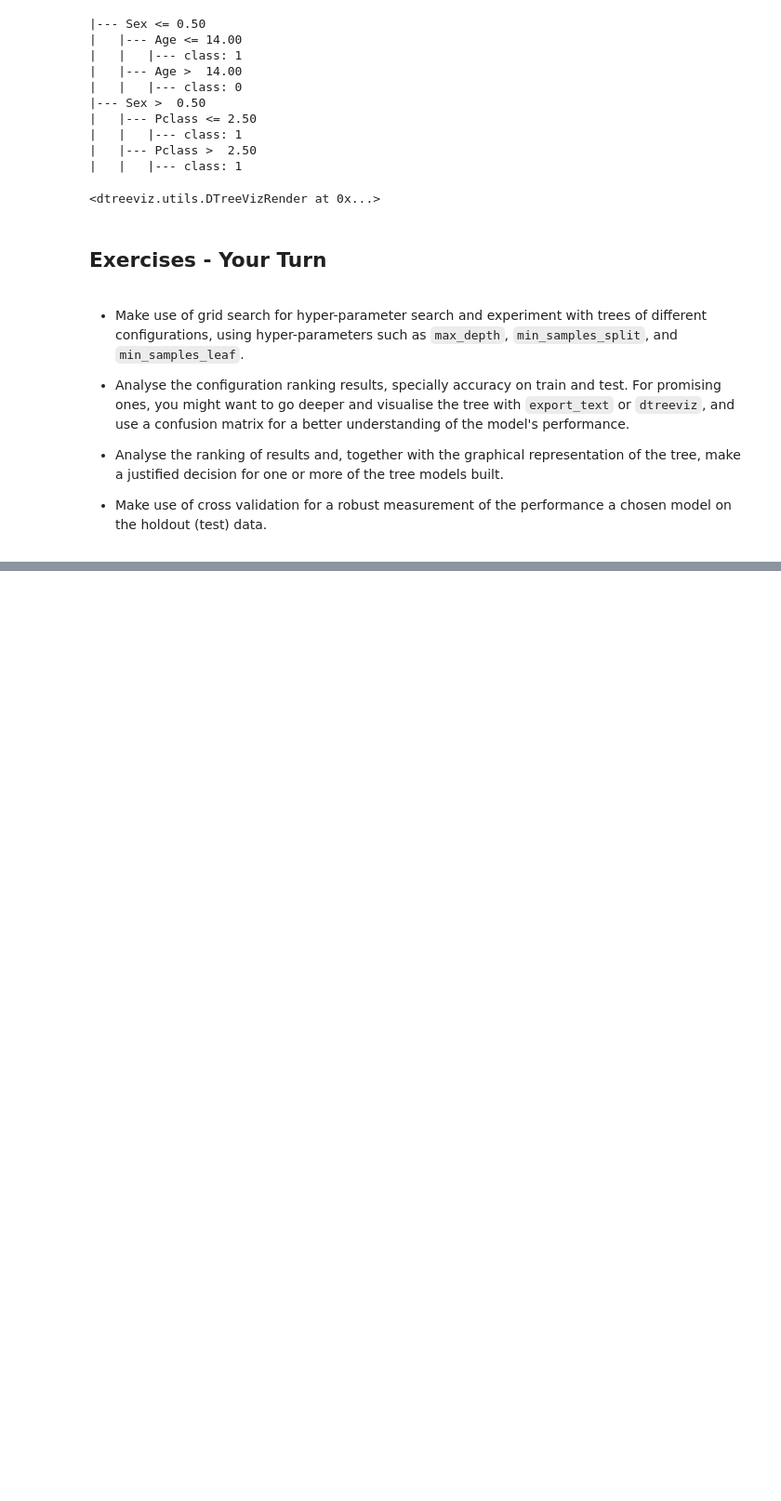
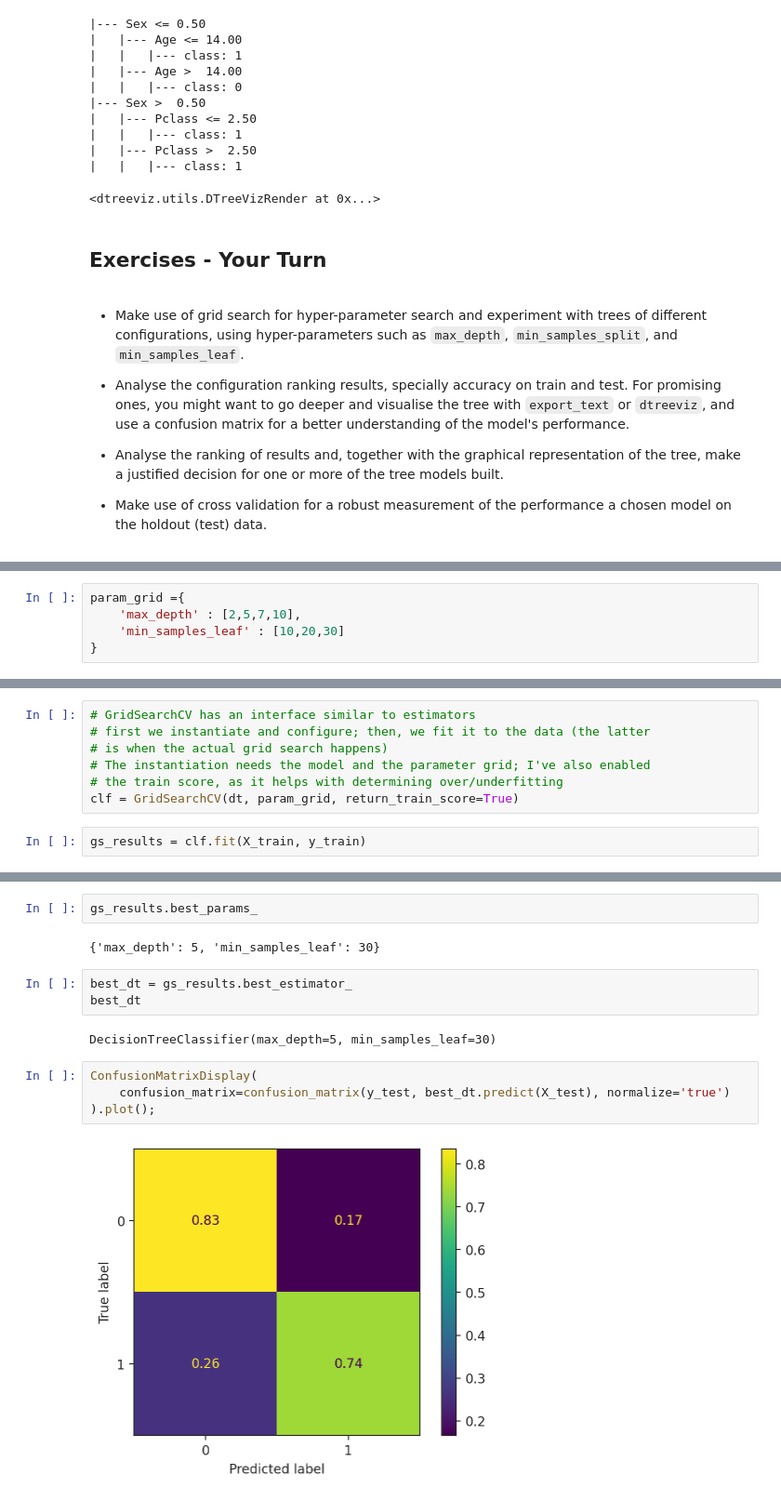
Before and after one commit to Raj-Gopika/ML_Models, a Jupyter notebook: mlc_2425_w5_cv_grid_search_lab.ipynb, the cells around one changed output, grey strips where cells are left out. Shown at 93% size. Cells and saved outputs as stored; diff of their text form; blank space fills up the shorter version.

```diff
--- a/mlc_2425_w5_cv_grid_search_lab.ipynb
+++ b/mlc_2425_w5_cv_grid_search_lab.ipynb
@@ -120,0 +143,5 @@ dtviz.view(scale=1.5, fontname='sans-serif')
+# %%
+param_grid ={
+    'max_depth' : [2,5,7,10],
+    'min_samples_leaf' : [10,20,30]
+}
@@ -120,0 +166,9 @@ dtviz.view(scale=1.5, fontname='sans-serif')
+# %%
+# GridSearchCV has an interface similar to estimators
+# first we instantiate and configure; then, we fit it to the data (the latter
+# is when the actual grid search happens)
+# The instantiation needs the model and the parameter grid; I've also enabled
+# the train score, as it helps with determining over/underfitting
+clf = GridSearchCV(dt, param_grid, return_train_score=True)
+# %%
+gs_results = clf.fit(X_train, y_train)
@@ -120,0 +213,15 @@ dtviz.view(scale=1.5, fontname='sans-serif')
+# %%
+gs_results.best_params_
+# %% [output]
+{'max_depth': 5, 'min_samples_leaf': 30}
+# %%
+best_dt = gs_results.best_estimator_
+best_dt
+# %% [output]
+DecisionTreeClassifier(max_depth=5, min_samples_leaf=30)
+# %%
+ConfusionMatrixDisplay(
+    confusion_matrix=confusion_matrix(y_test, best_dt.predict(X_test), normalize='true')
+).plot();
+# %% [output]
+[figure, added]
```
Also changed, not shown: parts of 14 cells of this notebook.
